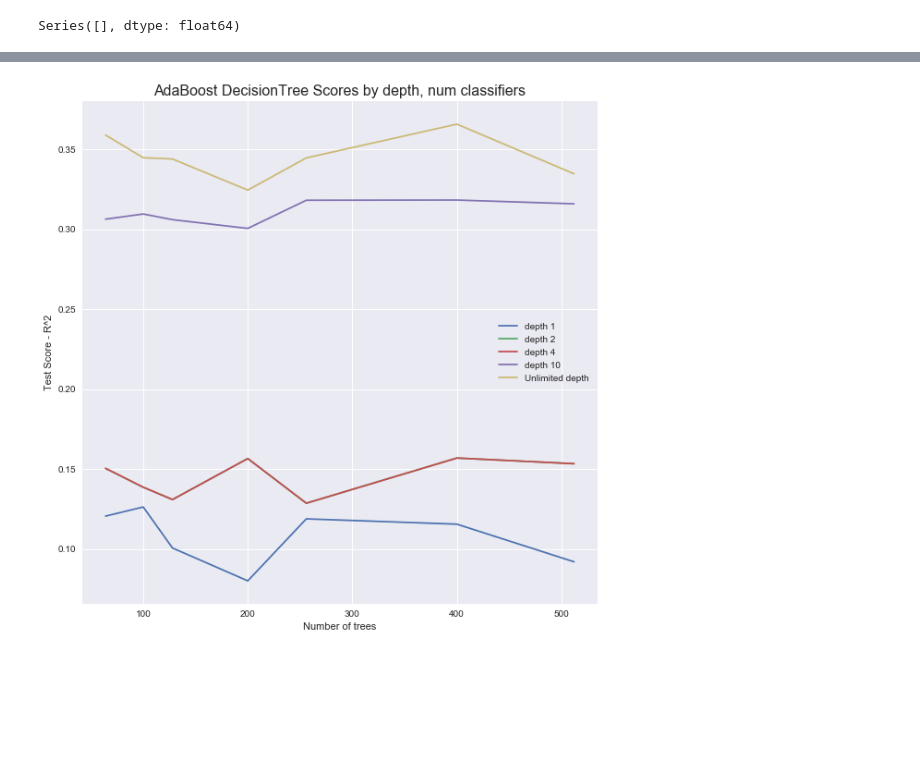
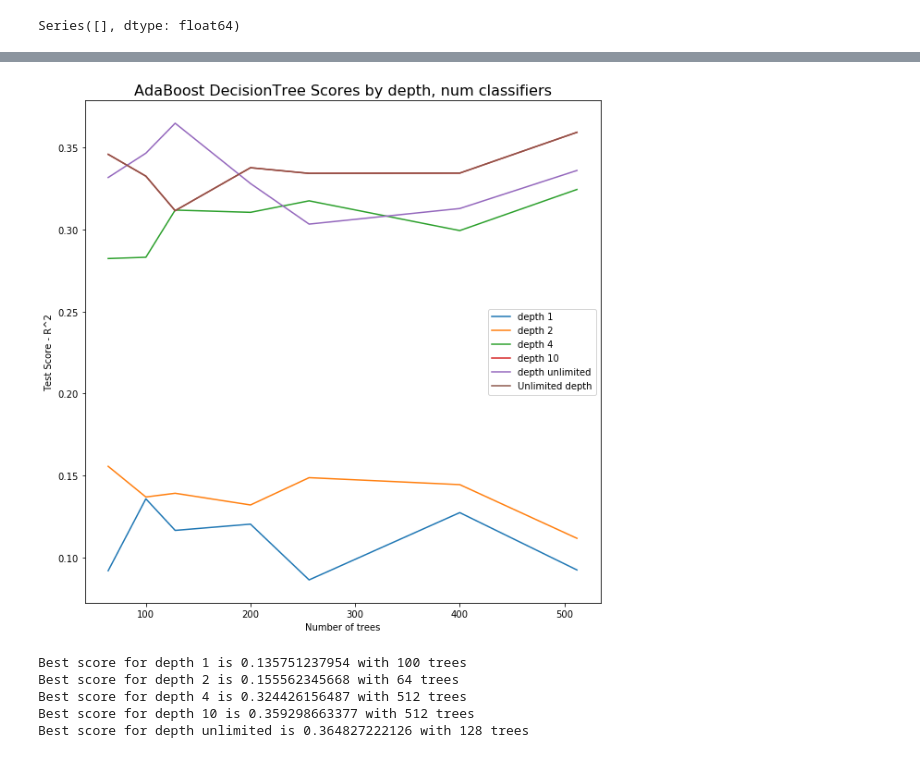
Before and after one commit to REMitchell/CSCIE109A, a Jupyter notebook: final/Final.ipynb, the cells around one changed output, grey strips where cells are left out. Saved outputs shown, nothing was run; the diff lists cells and outputs as text; code cells hidden in the pictures; blank space fills up the shorter version.

```diff
--- a/final/Final.ipynb
+++ b/final/Final.ipynb
@@ -397,6 +400,8 @@ plt.show()
 # %%
 meanArtistFollowers = []
+playlistFollowers = []
 for playlist in playlists:
+
     artistFollowers = []
     for track in playlist.tracks:
         if track.artist1:
@@ -405,7 +410,16 @@ for playlist in playlists:
             artistFollowers.append(track.artist2.followers)
         if track.artist3:
             artistFollowers.append(track.artist3.followers)
-    meanArtistFollowers.append(np.mean(artistFollowers))
-plt.scatter([playlist.followers for playlist in playlists], meanArtistFollowers)
+    if playlist.id != 617:
+        meanArtistFollowers.append(np.mean(artistFollowers))
+        playlistFollowers.append(playlist.followers)
+
+plt.figure(figsize=(15,15))
+plt.scatter(playlistFollowers, meanArtistFollowers)
+plt.ylabel("Average artist followers", fontsize = 14)
+plt.xlabel("Playlist followers", fontsize = 14)
+plt.figtext(.7,.8,'(Not shown: \"Global Top 50\" with 11,082,522 followers,\n2,817,909 avg artist followers)', fontsize=12, ha='center')
+
+plt.title("Playlist followers by average followers of its artists", fontsize = 16)
 plt.show()
 # %% [output]
@@ -835,4 +814,2 @@ LEN GROUPS 7:
-# %%
-genreGroups = groups6
 # %% [markdown]
 # Regression
@@ -1014,6 +990,9 @@ Best Ridge: 0.1
 #  predictors plus the one-hot encoded the 'playlist_genre_group' predictor
 #  and plot R^2 over alpha hyper parameters
 #
+df_spotify = get_dataframe()
+df_spotify.drop('playlist_name', axis=1, inplace = True)
+
 df_spotify = pd.get_dummies(df_spotify, columns = ['playlist_genre_group'])
 
 #  Remove the last dummy variable, 'Playlist_Genre_Group_45.0', since it's redundant
@@ -1024,5 +1003,11 @@ df_spotify = df_spotify[df_spotify.columns.difference(remove_cols)]
 # 'Playlist_Name' column at the beginning of the dataframe
 cols = list(df_spotify)
 cols.insert(len(df_spotify) - 1, cols.pop(cols.index('followers')))
-#cols.insert(0, cols.pop(cols.index('playlist_name')))
+
 df_spotify = df_spotify.reindex(columns= cols)
+
+
+# Get all four sets from split data function
+ytrain2, Xtrain2, ytest2, Xtest2 = split_data(df_spotify)
+bestRidgeOneHot, bestLassoOneHot = lasso_ridge(ytrain2, Xtrain2, ytest2, Xtest2,
+                                               plotTitle="Lasso and Ridge Regression using the initial set of predictors plus \n the one-hot encoded playlist_genre_group predictor")
@@ -1067,34 +1061,45 @@ Best Ridge: 1
 # %%
 #
 #  Fit a AdaBoost regression model using decision tree regressor
 #
+
 depths = [1, 2, 4, 10, None]
 tree_nums = [64, 100, 128, 200, 256, 400, 512]
 
 scores = []
 for depth in depths:
     depth_scores = []
     for tree_num in tree_nums:
         dtc = DecisionTreeRegressor(max_depth=depth)
         ada = AdaBoostRegressor(dtc, learning_rate=0.05, n_estimators=tree_num)
         ada.fit(Xtrain2, ytrain2)
         ada_preds = ada.predict(Xtest2)
         depth_scores.append(ada.score(Xtest2, ytest2))
     scores.append(depth_scores)
 
+# Change None to 'unlimited' for printing
+depths[4] = 'unlimited'
 plt.figure(figsize = (10, 10))
+for i in range(len(depths)):
+    plt.plot(tree_nums, scores[i], label='depth '+str(depths[i]))
+
+plt.plot(tree_nums, scores[3], label='Unlimited depth')
 plt.title('AdaBoost DecisionTree Scores by depth, num classifiers', fontsize = 16)
 plt.xlabel('Number of trees')
 plt.ylabel('Test Score - R^2')
-plt.plot(tree_nums, scores[0], label='depth 1')
-plt.plot(tree_nums, scores[1], label='depth 2')
-plt.plot(tree_nums, scores[1], label='depth 4')
-plt.plot(tree_nums, scores[2], label='depth 10')
-plt.plot(tree_nums, scores[3], label='Unlimited depth')
 plt.legend(loc='best')
 plt.show()
+
+for i in range(len(depths)):
+    bestIdx = np.argmax(scores[i])
+    print("Best score for depth "+str(depths[i])+" is "+str(scores[i][bestIdx])+" with "+str(tree_nums[bestIdx])+" trees")
 # %% [output]
-[figure, old version]
+[figure, new version]
+Best score for depth 1 is 0.135751237954 with 100 trees
+Best score for depth 2 is 0.155562345668 with 64 trees
+Best score for depth 4 is 0.324426156487 with 512 trees
+Best score for depth 10 is 0.359298663377 with 512 trees
+Best score for depth unlimited is 0.364827222126 with 128 trees
 # %%
 # Compute R^2 for all models in one plot with optimal hyperparameters
 #
```
Also changed, not shown: parts of 43 cells of this notebook.
